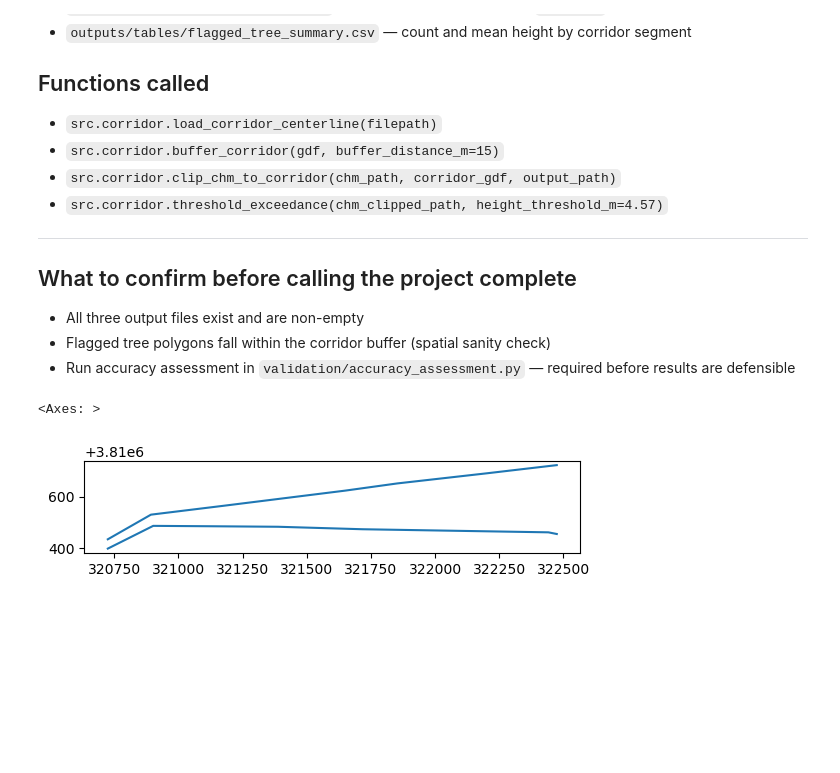
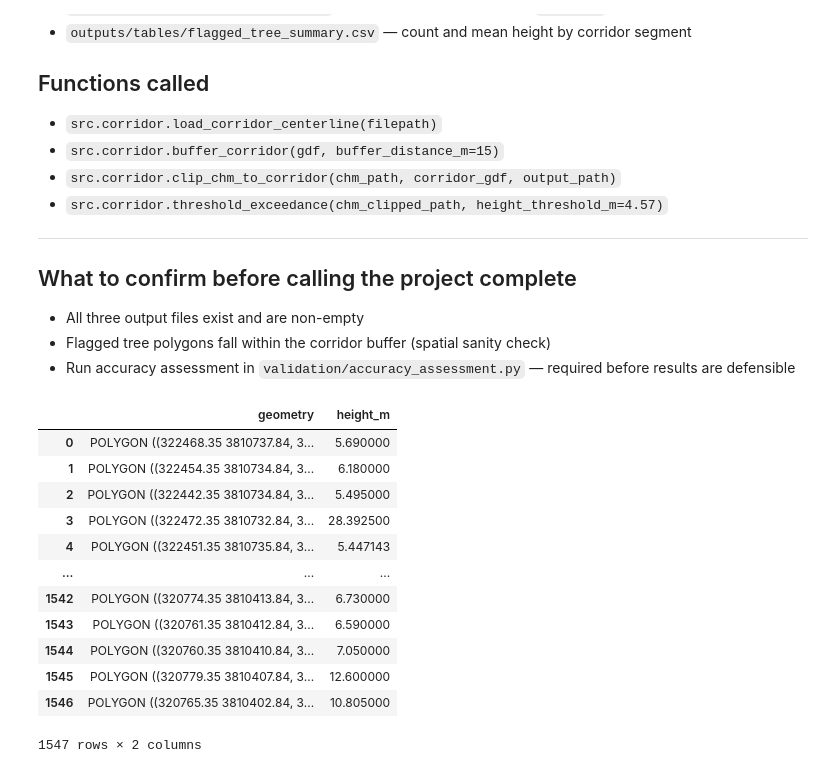
Before and after one commit to imsibaja/lidar-utility-corridor, a Jupyter notebook: notebooks/04_corridor_analysis.ipynb, the cells around one changed output. Saved outputs shown, nothing was run; the diff lists cells and outputs as text; code cells hidden in the pictures; blank space fills up the shorter version.

```diff
--- a/notebooks/04_corridor_analysis.ipynb
+++ b/notebooks/04_corridor_analysis.ipynb
@@ -60,7 +65,4 @@ url = (
     "?outFields=*&where=1%3D1&f=geojson"
 )
 # %%
-load_corridor_centerline(url, normalized_las_path).plot()
+clipped_transmission_lines = load_corridor_centerline(url, normalized_las_path)
-# %% [output]
-<Axes: >
-[figure, removed]
@@ -66,0 +82,16 @@ load_corridor_centerline(url, normalized_las_path).plot()
+# %%
+threshold_df
+# %% [output]
+|  | geometry | height_m |
+| 0 | POLYGON ((322468.35 3810737.84, 3... | 5.690000 |
+| 1 | POLYGON ((322454.35 3810734.84, 3... | 6.180000 |
+| 2 | POLYGON ((322442.35 3810734.84, 3... | 5.495000 |
+| 3 | POLYGON ((322472.35 3810732.84, 3... | 28.392500 |
+| 4 | POLYGON ((322451.35 3810735.84, 3... | 5.447143 |
+| ... | ... | ... |
+| 1542 | POLYGON ((320774.35 3810413.84, 3... | 6.730000 |
+| 1543 | POLYGON ((320761.35 3810412.84, 3... | 6.590000 |
+| 1544 | POLYGON ((320760.35 3810410.84, 3... | 7.050000 |
+| 1545 | POLYGON ((320779.35 3810407.84, 3... | 12.600000 |
+| 1546 | POLYGON ((320765.35 3810402.84, 3... | 10.805000 |
+1547 rows × 2 columns
```
Also changed, not shown: parts of 11 cells of this notebook, 2 other files.
